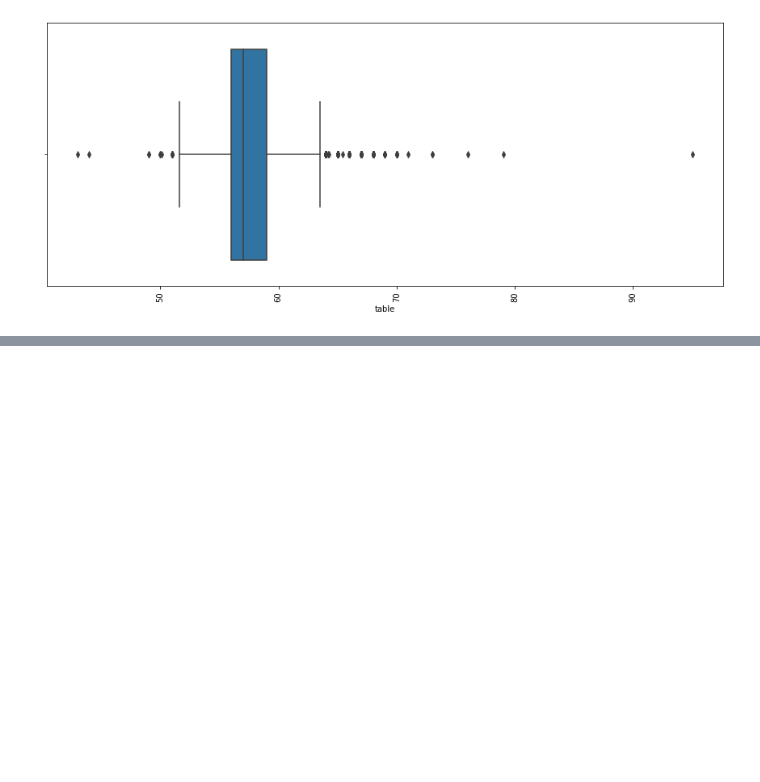
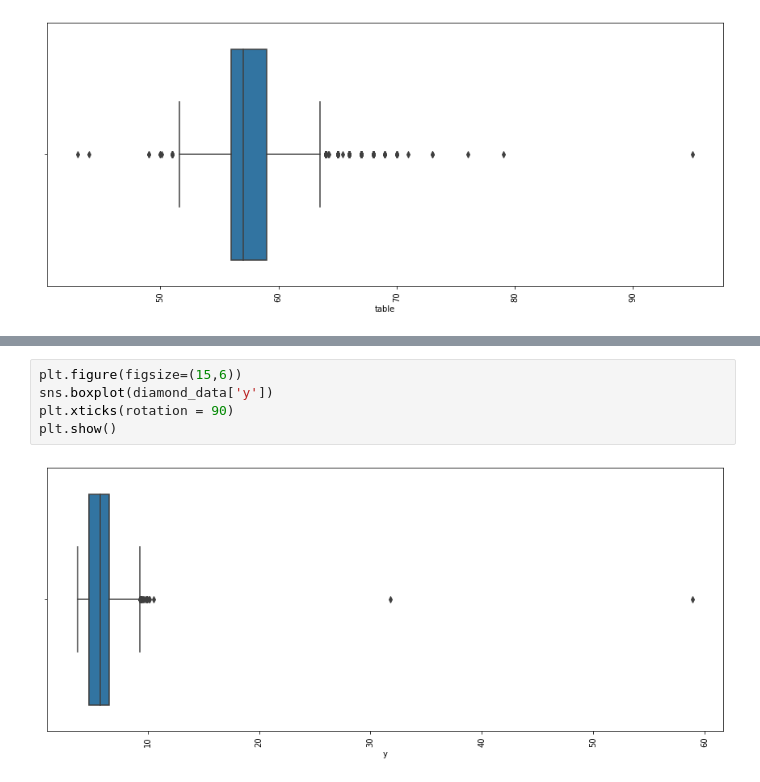
Before and after one commit to Anupam-2105/ML-Projects, a Jupyter notebook: Diamond_Price_Predictor.ipynb, the cells around one changed output, grey strips where cells are left out. Drawn from its saved outputs; the diff is of its cells as text; blank space fills up the shorter version.

```diff
--- a/Diamond_Price_Predictor.ipynb
+++ b/Diamond_Price_Predictor.ipynb
@@ -257,0 +267,7 @@ plt.show()
+# %%
+plt.figure(figsize=(15,6))
+sns.boxplot(diamond_data['y'])
+plt.xticks(rotation = 90)
+plt.show()
+# %% [output]
+[figure, added]
```
Also changed, not shown: parts of 3 cells of this notebook.
